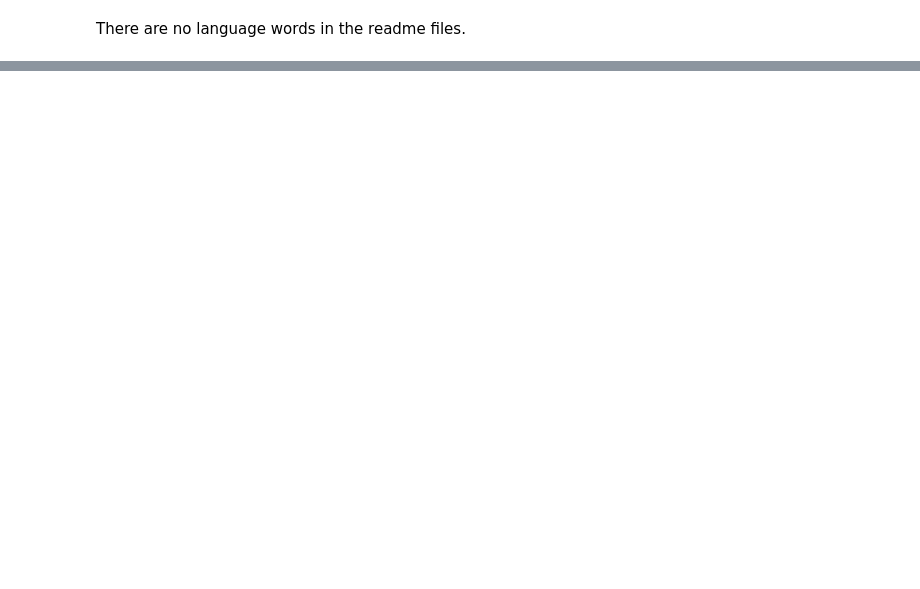
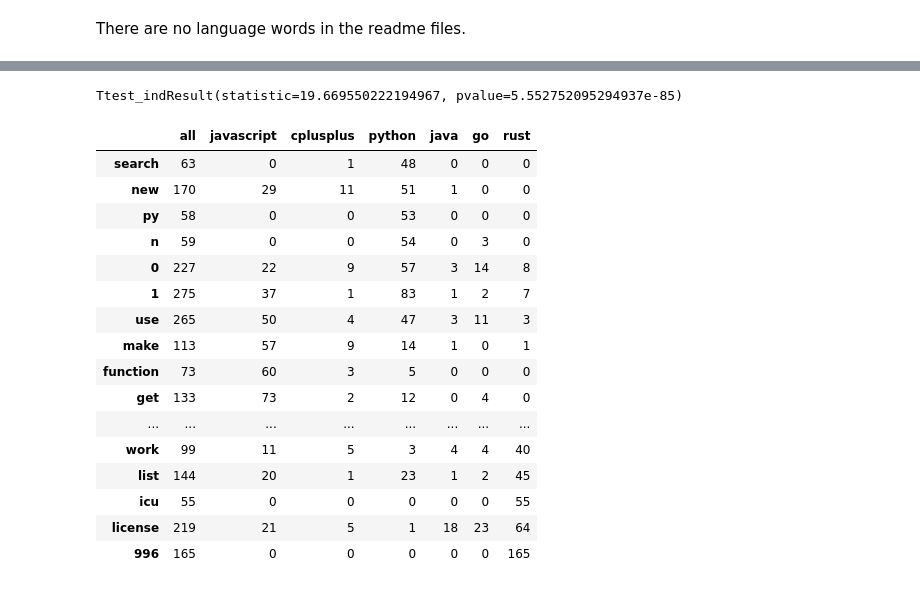
Before and after one commit to sandy-matthew-nlp/github_readme_language_analysis, a Jupyter notebook: explore_readme_files.ipynb, the cells around one changed output, grey strips where cells are left out. Cells and saved outputs as stored; diff of their text form; code cells hidden in the pictures; blank space fills up the shorter version.

```diff
--- a/explore_readme_files.ipynb
+++ b/explore_readme_files.ipynb
@@ -90,0 +332,30 @@ There are no language words in the readme files.
+# %%
+#significance test to see if difference in word count:
+ttest(word_counts.python, word_counts.java)
+# %% [output]
+Ttest_indResult(statistic=19.669550222194967, pvalue=5.552752095294937e-85)
+# %%
+pd.concat([word_counts.sort_values(by='python').tail(6),
+           word_counts.sort_values(by='javascript').tail(6),
+           word_counts.sort_values(by='cplusplus').tail(6),
+          word_counts.sort_values(by='java').tail(6),
+          word_counts.sort_values(by='go').tail(6),
+          word_counts.sort_values(by='rust').tail(6)])
+# %% [output]
+|  | all | javascript | cplusplus | python | java | go | rust |
+| search | 63 | 0 | 1 | 48 | 0 | 0 | 0 |
+| new | 170 | 29 | 11 | 51 | 1 | 0 | 0 |
+| py | 58 | 0 | 0 | 53 | 0 | 0 | 0 |
+| n | 59 | 0 | 0 | 54 | 0 | 3 | 0 |
+| 0 | 227 | 22 | 9 | 57 | 3 | 14 | 8 |
+| 1 | 275 | 37 | 1 | 83 | 1 | 2 | 7 |
+| use | 265 | 50 | 4 | 47 | 3 | 11 | 3 |
+| make | 113 | 57 | 9 | 14 | 1 | 0 | 1 |
+| function | 73 | 60 | 3 | 5 | 0 | 0 | 0 |
+| get | 133 | 73 | 2 | 12 | 0 | 4 | 0 |
+| ... | ... | ... | ... | ... | ... | ... | ... |
+| work | 99 | 11 | 5 | 3 | 4 | 4 | 40 |
+| list | 144 | 20 | 1 | 23 | 1 | 2 | 45 |
+| icu | 55 | 0 | 0 | 0 | 0 | 0 | 55 |
+| license | 219 | 21 | 5 | 1 | 18 | 23 | 64 |
+| 996 | 165 | 0 | 0 | 0 | 0 | 0 | 165 |
```
Also changed, not shown: parts of 37 cells of this notebook, 2 other files.
